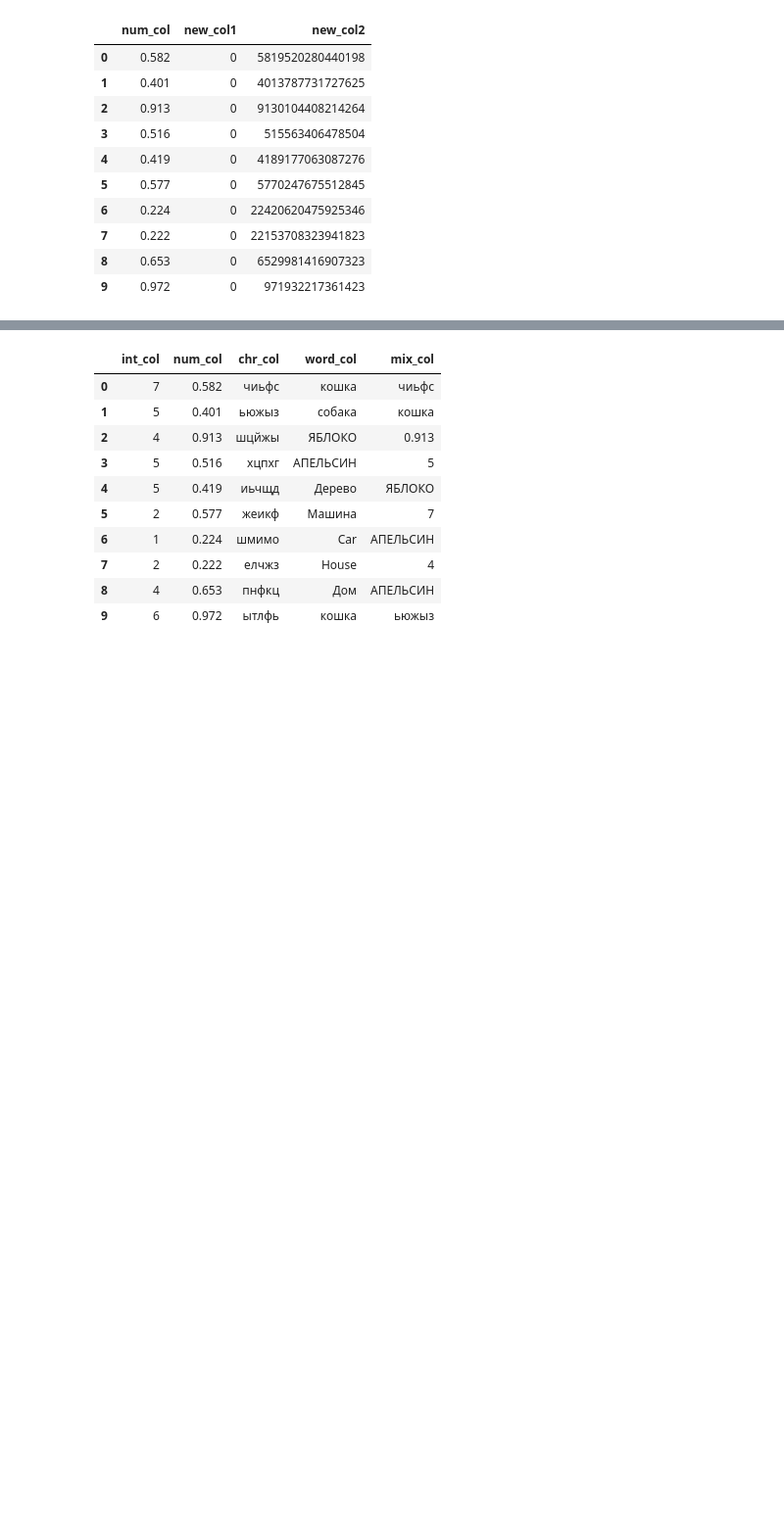
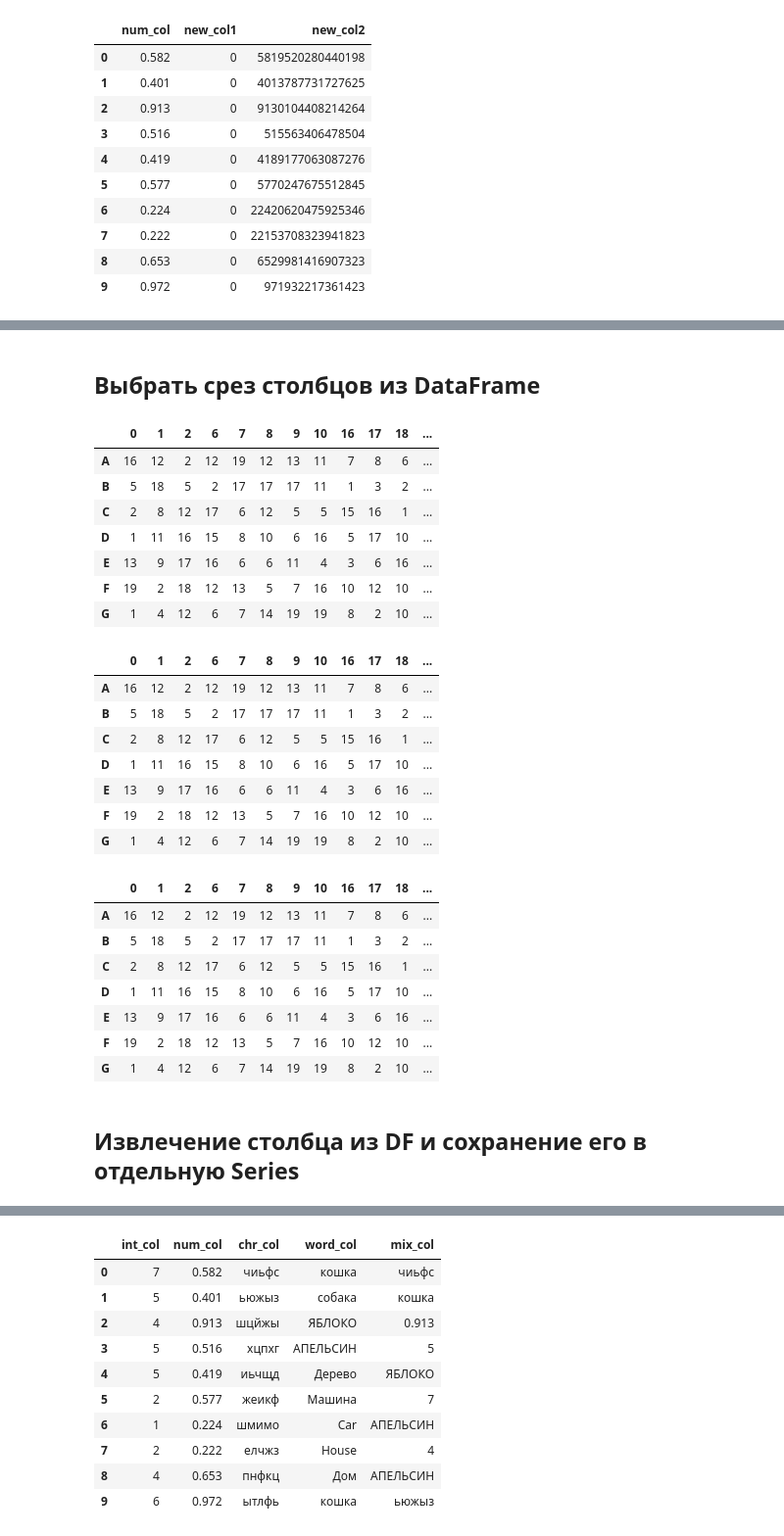
Before and after one commit to Pro100v/SkillBox-DataScience, a Jupyter notebook: Pandas/pandas_snippets.ipynb, the cells around one changed output, grey strips where cells are left out. Shown at 98% size. Cells and saved outputs as stored; diff of their text form; code cells hidden in the pictures; blank space fills up the shorter version.

```diff
--- a/Pandas/pandas_snippets.ipynb
+++ b/Pandas/pandas_snippets.ipynb
@@ -696,0 +1608,44 @@ df2[['num_col','new_col1', 'new_col2']]
+# %% [markdown]
+## Выбрать срез столбцов из DataFrame
+# %%
+df = generate_sample_data().T
+cols_str = list(map(str, list(df.columns))) # so that we can do df["0"] as string for the example
+df.columns = cols_str
+
+# Using pandas concatenation
+# if you are ever confused about axis = 1 or axis = 0, just put axis = "columns" or axis = "rows"
+pd.concat([df.loc[:, "0":"2"], df.loc[:, "6":"10"], df.loc[:, "16":"19"]], axis = "columns") # ------------------> here we are selecting columns converted to strings
+
+# Using lists
+# please ntoe that df.columns is a series with index, so we are using index to filter # -------------------------> here we are selecting the index of columns
+df[list(df.columns[0:3]) + list(df.columns[6:11]) + list(df.columns[16:20])]
+
+# Using numpy
+df.iloc[:, np.r_[0:3, 6:11, 16:20]] # probably the most beautiful solution
+# %% [output]
+|  | 0 | 1 | 2 | 6 | 7 | 8 | 9 | 10 | 16 | 17 | 18 | ... |
+| A | 16 | 12 | 2 | 12 | 19 | 12 | 13 | 11 | 7 | 8 | 6 | ... |
+| B | 5 | 18 | 5 | 2 | 17 | 17 | 17 | 11 | 1 | 3 | 2 | ... |
+| C | 2 | 8 | 12 | 17 | 6 | 12 | 5 | 5 | 15 | 16 | 1 | ... |
+| D | 1 | 11 | 16 | 15 | 8 | 10 | 6 | 16 | 5 | 17 | 10 | ... |
+| E | 13 | 9 | 17 | 16 | 6 | 6 | 11 | 4 | 3 | 6 | 16 | ... |
+| F | 19 | 2 | 18 | 12 | 13 | 5 | 7 | 16 | 10 | 12 | 10 | ... |
+| G | 1 | 4 | 12 | 6 | 7 | 14 | 19 | 19 | 8 | 2 | 10 | ... |
+|  | 0 | 1 | 2 | 6 | 7 | 8 | 9 | 10 | 16 | 17 | 18 | ... |
+| A | 16 | 12 | 2 | 12 | 19 | 12 | 13 | 11 | 7 | 8 | 6 | ... |
+| B | 5 | 18 | 5 | 2 | 17 | 17 | 17 | 11 | 1 | 3 | 2 | ... |
+| C | 2 | 8 | 12 | 17 | 6 | 12 | 5 | 5 | 15 | 16 | 1 | ... |
+| D | 1 | 11 | 16 | 15 | 8 | 10 | 6 | 16 | 5 | 17 | 10 | ... |
+| E | 13 | 9 | 17 | 16 | 6 | 6 | 11 | 4 | 3 | 6 | 16 | ... |
+| F | 19 | 2 | 18 | 12 | 13 | 5 | 7 | 16 | 10 | 12 | 10 | ... |
+| G | 1 | 4 | 12 | 6 | 7 | 14 | 19 | 19 | 8 | 2 | 10 | ... |
+|  | 0 | 1 | 2 | 6 | 7 | 8 | 9 | 10 | 16 | 17 | 18 | ... |
+| A | 16 | 12 | 2 | 12 | 19 | 12 | 13 | 11 | 7 | 8 | 6 | ... |
+| B | 5 | 18 | 5 | 2 | 17 | 17 | 17 | 11 | 1 | 3 | 2 | ... |
+| C | 2 | 8 | 12 | 17 | 6 | 12 | 5 | 5 | 15 | 16 | 1 | ... |
+| D | 1 | 11 | 16 | 15 | 8 | 10 | 6 | 16 | 5 | 17 | 10 | ... |
+| E | 13 | 9 | 17 | 16 | 6 | 6 | 11 | 4 | 3 | 6 | 16 | ... |
+| F | 19 | 2 | 18 | 12 | 13 | 5 | 7 | 16 | 10 | 12 | 10 | ... |
+| G | 1 | 4 | 12 | 6 | 7 | 14 | 19 | 19 | 8 | 2 | 10 | ... |
+# %% [markdown]
+## Извлечение столбца из DF и сохранение его в отдельную Series
```
Also changed, not shown: parts of 116 cells of this notebook.
